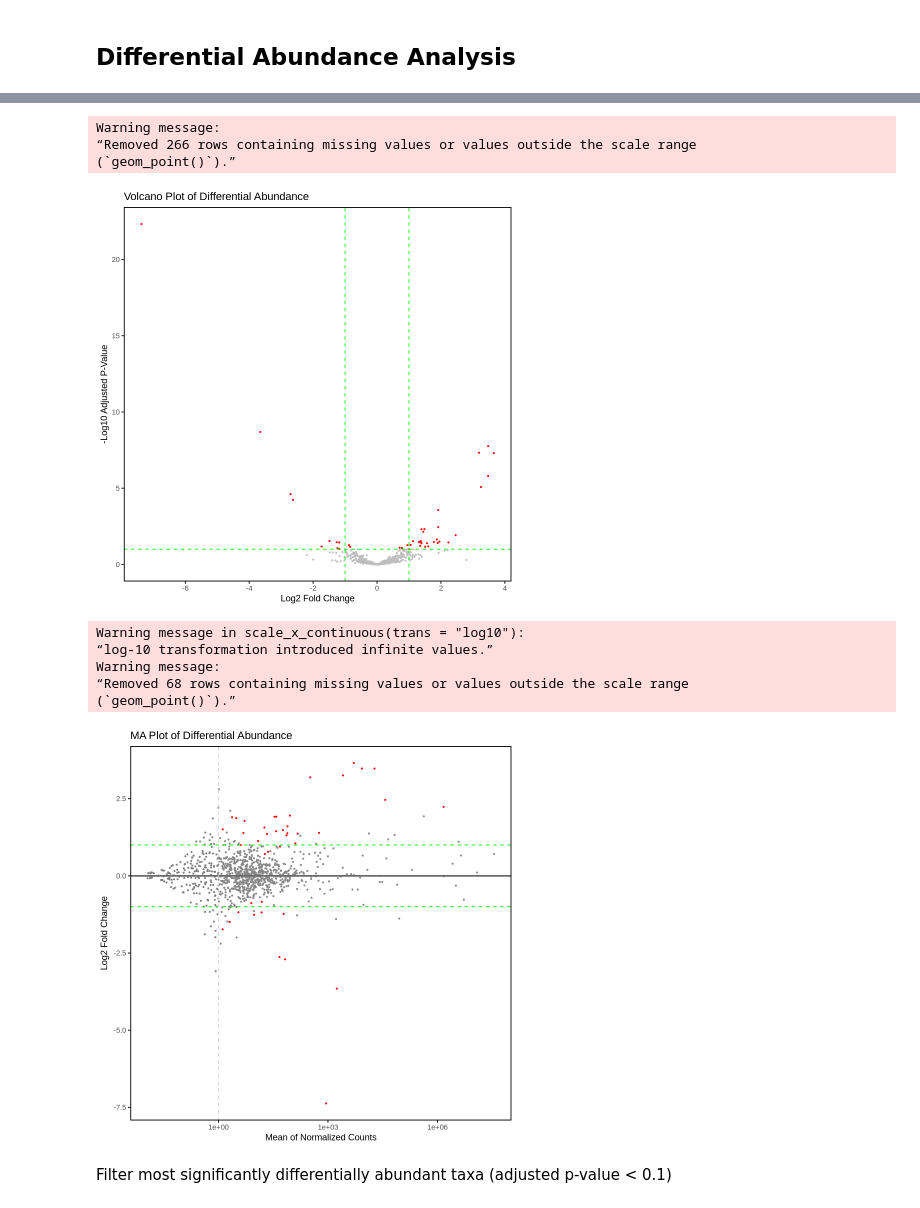
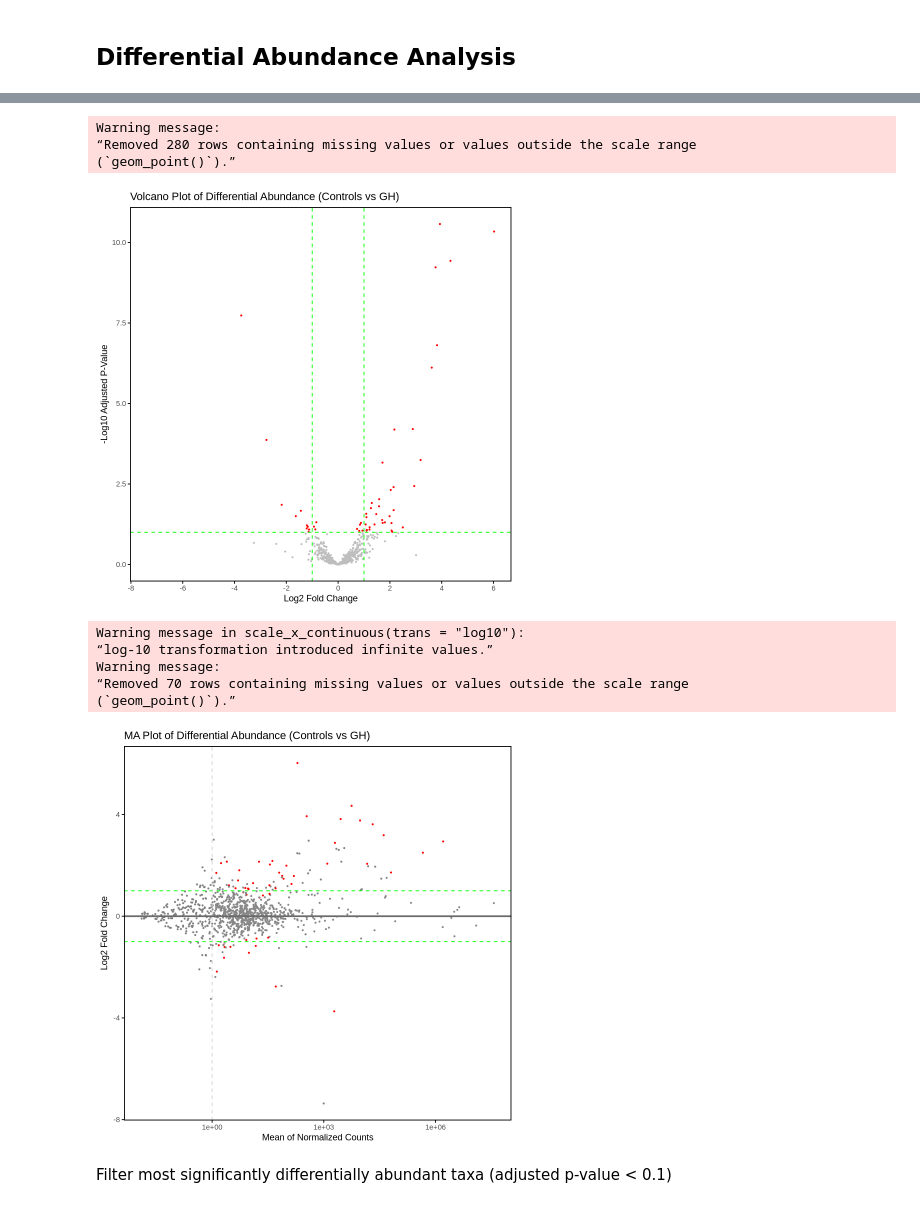
Before and after one commit to ginnymortensen/MGPipe, a Jupyter notebook: analysis/eda_taxonomy.ipynb, the cells around one changed output, grey strips where cells are left out. Saved outputs shown, nothing was run; the diff lists cells and outputs as text; code cells hidden in the pictures.

```diff
--- a/analysis/eda_taxonomy.ipynb
+++ b/analysis/eda_taxonomy.ipynb
@@ -433,24 +849,45 @@ tax_table_df <- as.data.frame(lapply(tax_table_df, function(x) {
 }))
 
 # Convert results to data frame
-res_df <- as.data.frame(res)
+res_df_gh <- as.data.frame(resgh)
 
 # Ensure that the row names of res_df match the OTU IDs and add taxonomic labels
-res_df$OTU <- rownames(res_df)
+res_df_gh$OTU <- rownames(res_df_gh)
 
 # Merge the taxonomic data with DESeq2 results to add taxonomic names
-res_tax_df <- merge(res_df, tax_table_df, by.x = "OTU", by.y = "row.names", all.x = TRUE)
+res_tax_df_gh <- merge(res_df_gh, tax_table_df, by.x = "OTU", by.y = "row.names", all.x = TRUE)
 
 # Step 3: Remove Rows with All NA Values in Taxonomic Columns
 # Remove rows where all taxonomic levels are NA or empty
-res_tax_df <- res_tax_df[!apply(res_tax_df[, c("Kingdom", "Phylum", "Class", "Order", "Family", "Genus", "Species")], 1, function(row) {
+res_tax_df_gh <- res_tax_df_gh[!apply(res_tax_df_gh[, c("Kingdom", "Phylum", "Class", "Order", "Family", "Genus", "Species")], 1, function(row) {
+  any(is.na(row) | row == "")
+}), ]
+
+
+# Remove prefixes (like "k__", "p__", etc.) from taxonomic labels
+tax_table_df <- as.data.frame(lapply(tax_table_df, function(x) {
+  gsub("^[a-z]__|__", "", x)  # Remove prefixes that start with a letter + '__'
+}))
+
+# Convert results to data frame
+res_df_gdm <- as.data.frame(resgdm)
+
+# Ensure that the row names of res_df match the OTU IDs and add taxonomic labels
+res_df_gdm$OTU <- rownames(res_df_gdm)
+
+# Merge the taxonomic data with DESeq2 results to add taxonomic names
+res_tax_df_gdm <- merge(res_df_gdm, tax_table_df, by.x = "OTU", by.y = "row.names", all.x = TRUE)
+
+# Step 3: Remove Rows with All NA Values in Taxonomic Columns
+# Remove rows where all taxonomic levels are NA or empty
+res_tax_df_gdm <- res_tax_df_gdm[!apply(res_tax_df_gdm[, c("Kingdom", "Phylum", "Class", "Order", "Family", "Genus", "Species")], 1, function(row) {
   any(is.na(row) | row == "")
 }), ]
 
 
 # Create the volcano plot using ggplot2
 
-ggplot(res_tax_df, aes(x = log2FoldChange, y = -log10(padj))) +
+ggplot(res_tax_df_gh, aes(x = log2FoldChange, y = -log10(padj))) +
   # Use smaller point sizes and set alpha transparency
   geom_point(aes(color = padj < 0.1), size = 0.5) +
   # Manually define colors for significant vs non-significant points
@@ -466,48 +903,48 @@ ggplot(res_tax_df, aes(x = log2FoldChange, y = -log10(padj))) +
         legend.position = "none",
         axis.ticks = element_line(color = "black")) +
   # Add labels to the plot
-  labs(title = "Volcano Plot of Differential Abundance",
+  labs(title = "Volcano Plot of Differential Abundance (Controls vs GH)",
        x = "Log2 Fold Change",
        y = "-Log10 Adjusted P-Value")
 # %% [output]
 Warning message:
-“Removed 266 rows containing missing values or values outside the scale range
+“Removed 280 rows containing missing values or values outside the scale range
 (`geom_point()`).”
-[figure, old version]
+[figure, new version]
 # %%
 
 
 # Create the MA plot using ggplot2
-ggplot(res_tax_df, aes(x = baseMean, y = log2FoldChange)) +
+ggplot(res_tax_df_gh, aes(x = baseMean, y = log2FoldChange)) +
   # Plot points with significance highlighted
   geom_point(aes(color = padj < 0.1),size = 0.5) +
   # Custom colors for significant vs non-significant points
   scale_color_manual(values = c("gray53", "red"), labels = c("Not Significant", "Significant")) +
   # Add threshold lines for log2 fold change
   geom_hline(yintercept = c(-1, 1), linetype = "dashed", color = "green", size = 0.5) +
   geom_hline(yintercept = 0, color = "gray42", size = 1)+
   # Add threshold line for baseMean
   geom_vline(xintercept = 1, linetype = "dashed", color = "lightgray", size = 0.5) +
   # Set scale for x-axis to be log10 to show the mean counts more clearly
   scale_x_continuous(trans = 'log10') +
   # Customize the theme to match your desired style
   theme_minimal() +
   theme(panel.grid = element_blank(),  # Remove gridlines
         panel.border = element_rect(color = "black", fill = NA, size = 1),  # Add black border
         legend.position = "none",  # Remove legend
         axis.ticks.x = element_line(color = "black", size = 0.5),
         axis.ticks.y = element_line(color = "black", size = 0.5)) +
   # Add axis labels and title
-  labs(title = "MA Plot of Differential Abundance",
+  labs(title = "MA Plot of Differential Abundance (Controls vs GH)",
        x = "Mean of Normalized Counts",
        y = "Log2 Fold Change")
 # %% [output]
 Warning message in scale_x_continuous(trans = "log10"):
 “log-10 transformation introduced infinite values.”
 Warning message:
-“Removed 68 rows containing missing values or values outside the scale range
+“Removed 70 rows containing missing values or values outside the scale range
 (`geom_point()`).”
-[figure, old version]
+[figure, new version]
 # %% [markdown]
 Filter most significantly differentially abundant taxa (adjusted p-value < 0.1)
 # %%
```
Also changed, not shown: parts of 16 cells of this notebook, 2 other files.
